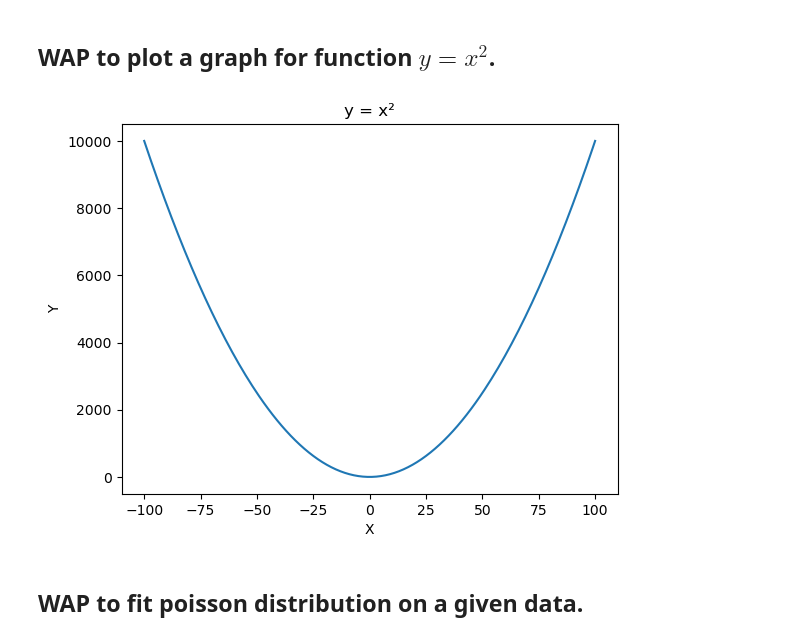
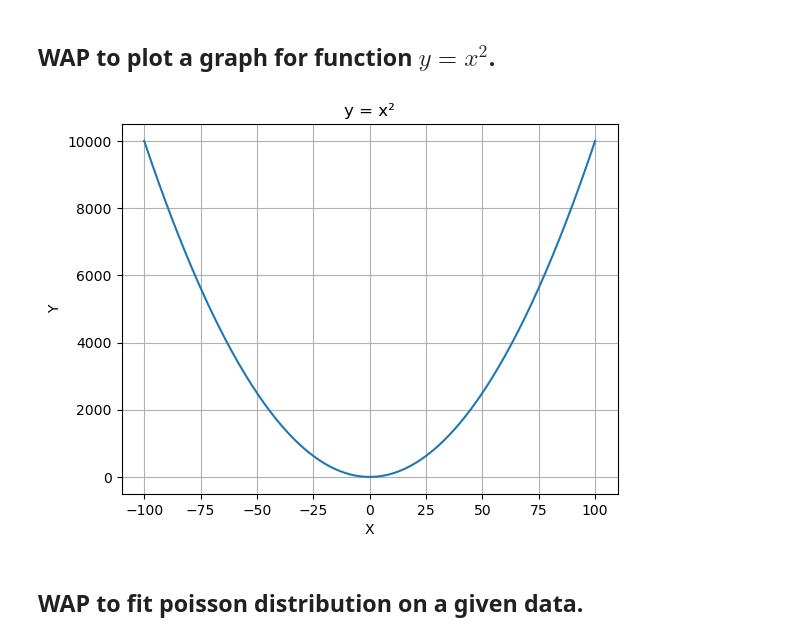
Before and after one commit to AumGupta/mor, a Jupyter notebook: Practicals/Final Practical File/main.ipynb, the cells around one changed output. Drawn from its saved outputs; the diff is of its cells as text; code cells hidden in the pictures.

```diff
--- a/Practicals/Final Practical File/main.ipynb
+++ b/Practicals/Final Practical File/main.ipynb
@@ -670,18 +669,18 @@ Wq: 0.1
 # %%
 import numpy as np
 import matplotlib.pyplot as plt
 
 x = np.arange(-100,101)
 y = x**2
 
 plt.plot(x,y)
 plt.xlabel("X")
 plt.ylabel("Y")
 plt.title("y = x\N{SUPERSCRIPT TWO}")
-
+plt.grid()
 plt.show()
 # %% [output]
-[figure, old version]
+[figure, new version]
 # %% [markdown]
 
 ## WAP to fit poisson distribution on a given data.
```
Also changed, not shown: parts of 4 cells of this notebook, 4 other files.
